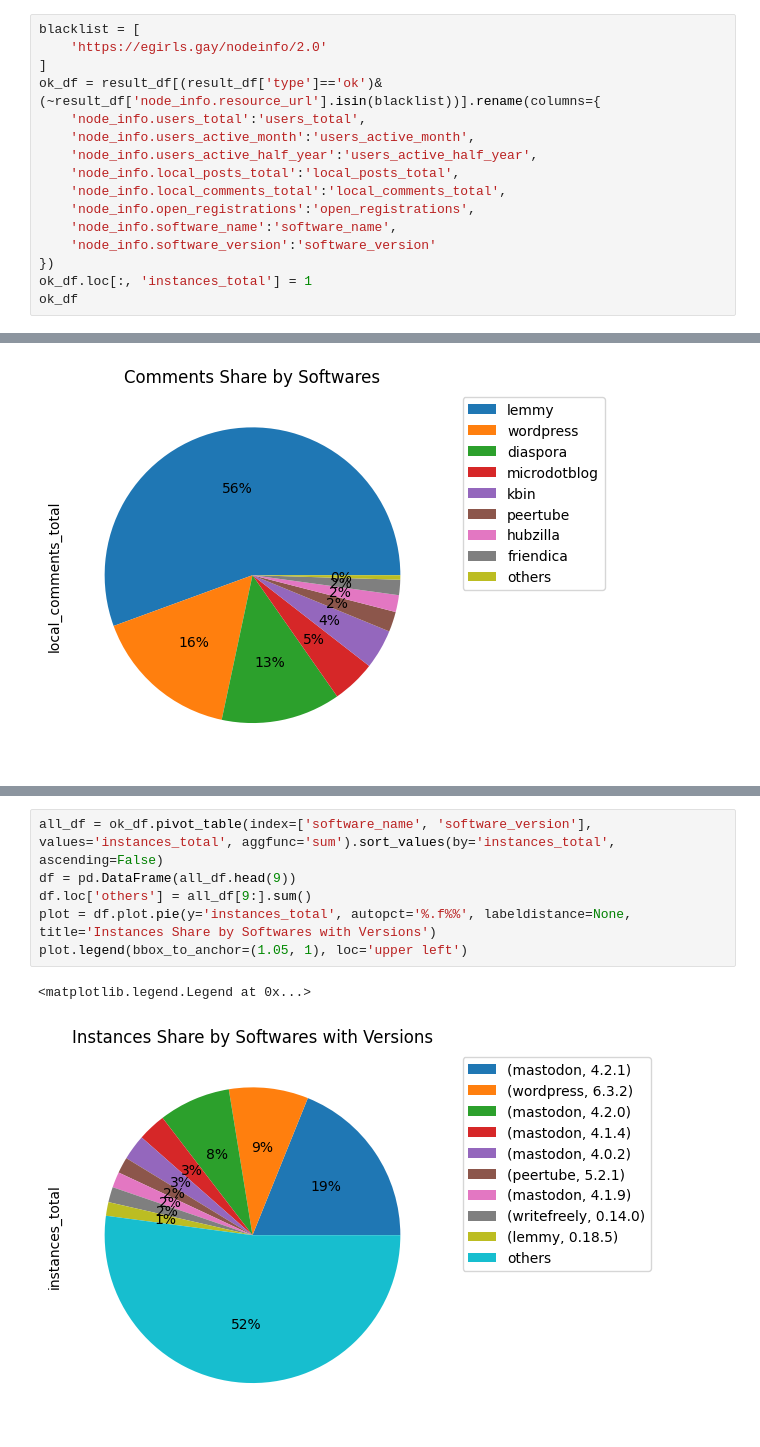
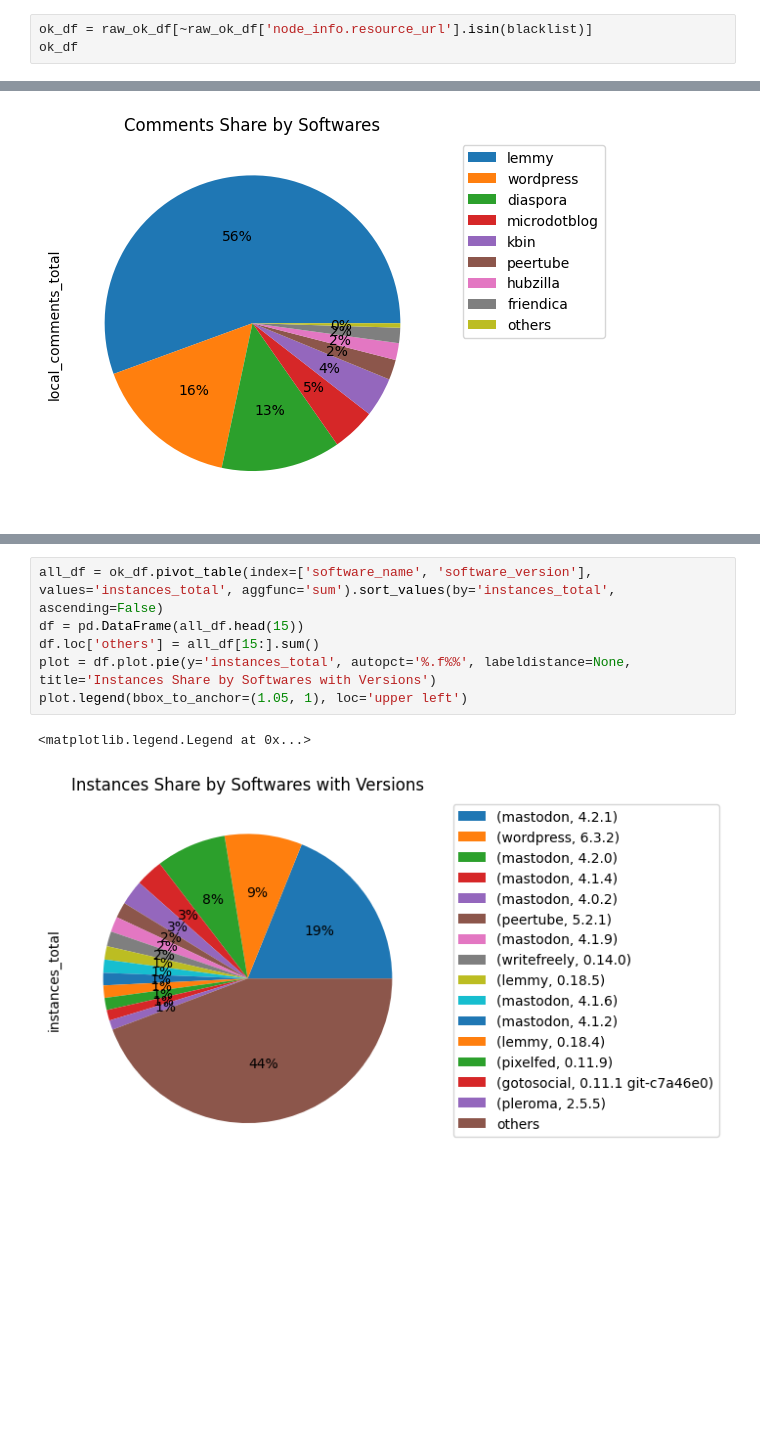
Before and after one commit to mizunashi-mana/fediverse-stats, a Jupyter notebook: notebook/fediverse-stats.ipynb, the cells around one changed output, grey strips where cells are left out. Drawn from its saved outputs; the diff is of its cells as text; blank space fills up the shorter version.

```diff
--- a/notebook/fediverse-stats.ipynb
+++ b/notebook/fediverse-stats.ipynb
@@ -196,17 +238,4 @@ result_df[result_df['type']=='ok'][[
 # %%
-blacklist = [
-    'https://egirls.gay/nodeinfo/2.0'
-]
-ok_df = result_df[(result_df['type']=='ok')&(~result_df['node_info.resource_url'].isin(blacklist))].rename(columns={
-    'node_info.users_total':'users_total',
-    'node_info.users_active_month':'users_active_month',
-    'node_info.users_active_half_year':'users_active_half_year',
-    'node_info.local_posts_total':'local_posts_total',
-    'node_info.local_comments_total':'local_comments_total',
-    'node_info.open_registrations':'open_registrations',
-    'node_info.software_name':'software_name',
-    'node_info.software_version':'software_version'
-})
-ok_df.loc[:, 'instances_total'] = 1
+ok_df = raw_ok_df[~raw_ok_df['node_info.resource_url'].isin(blacklist)]
 ok_df
 # %% [output]
@@ -403,11 +435,11 @@ for plot in plots:
 # %%
 all_df = ok_df.pivot_table(index=['software_name', 'software_version'], values='instances_total', aggfunc='sum').sort_values(by='instances_total', ascending=False)
-df = pd.DataFrame(all_df.head(9))
-df.loc['others'] = all_df[9:].sum()
+df = pd.DataFrame(all_df.head(15))
+df.loc['others'] = all_df[15:].sum()
 plot = df.plot.pie(y='instances_total', autopct='%.f%%', labeldistance=None, title='Instances Share by Softwares with Versions')
 plot.legend(bbox_to_anchor=(1.05, 1), loc='upper left')
 # %% [output]
 <matplotlib.legend.Legend at 0x...>
-[figure, old version]
+[figure, new version]
 # %%
 all_df = ok_df.pivot_table(index=['software_name', 'software_version'], values='users_total', aggfunc='sum').sort_values(by='users_total', ascending=False)
```
Also changed, not shown: parts of 6 cells of this notebook.
